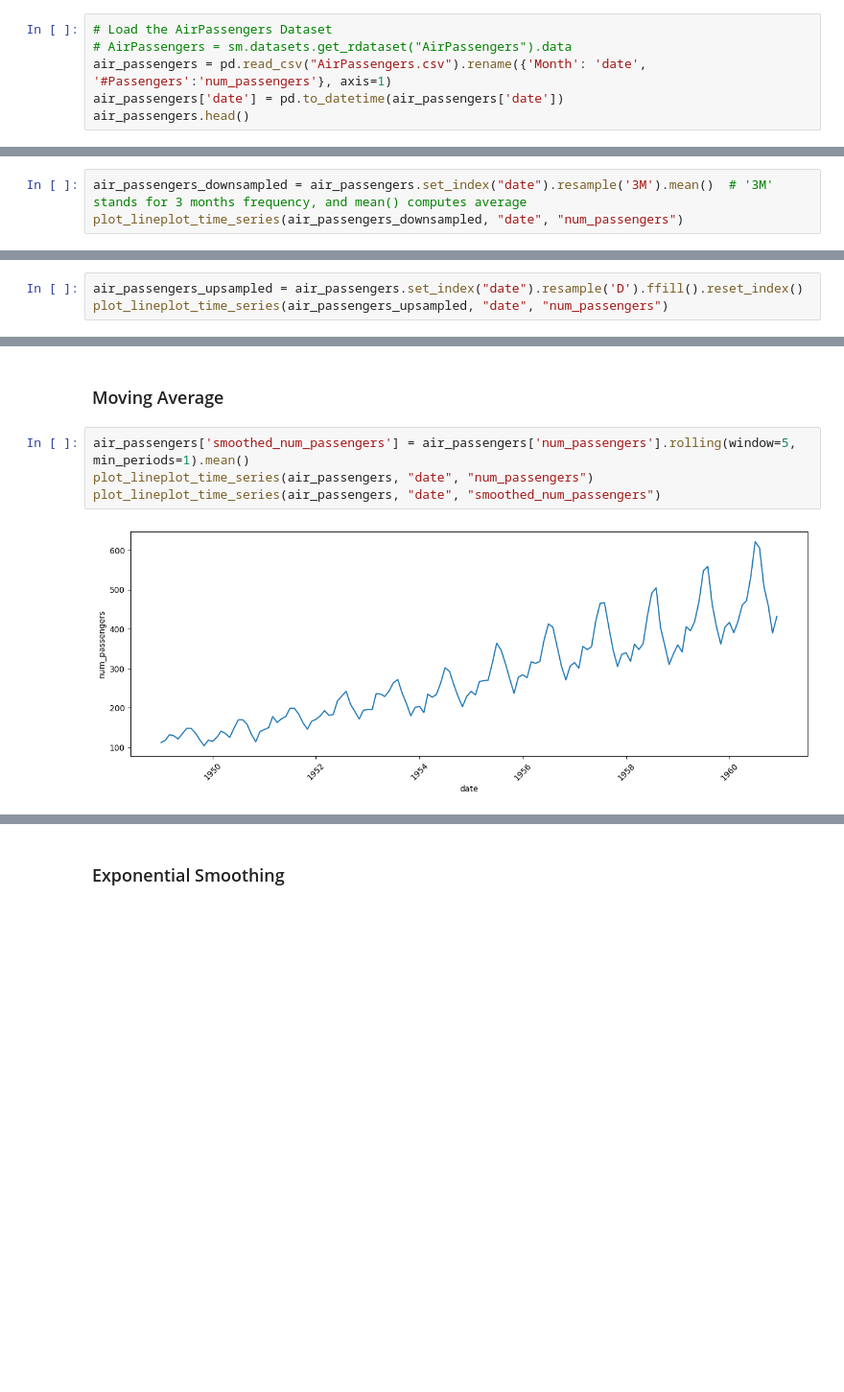
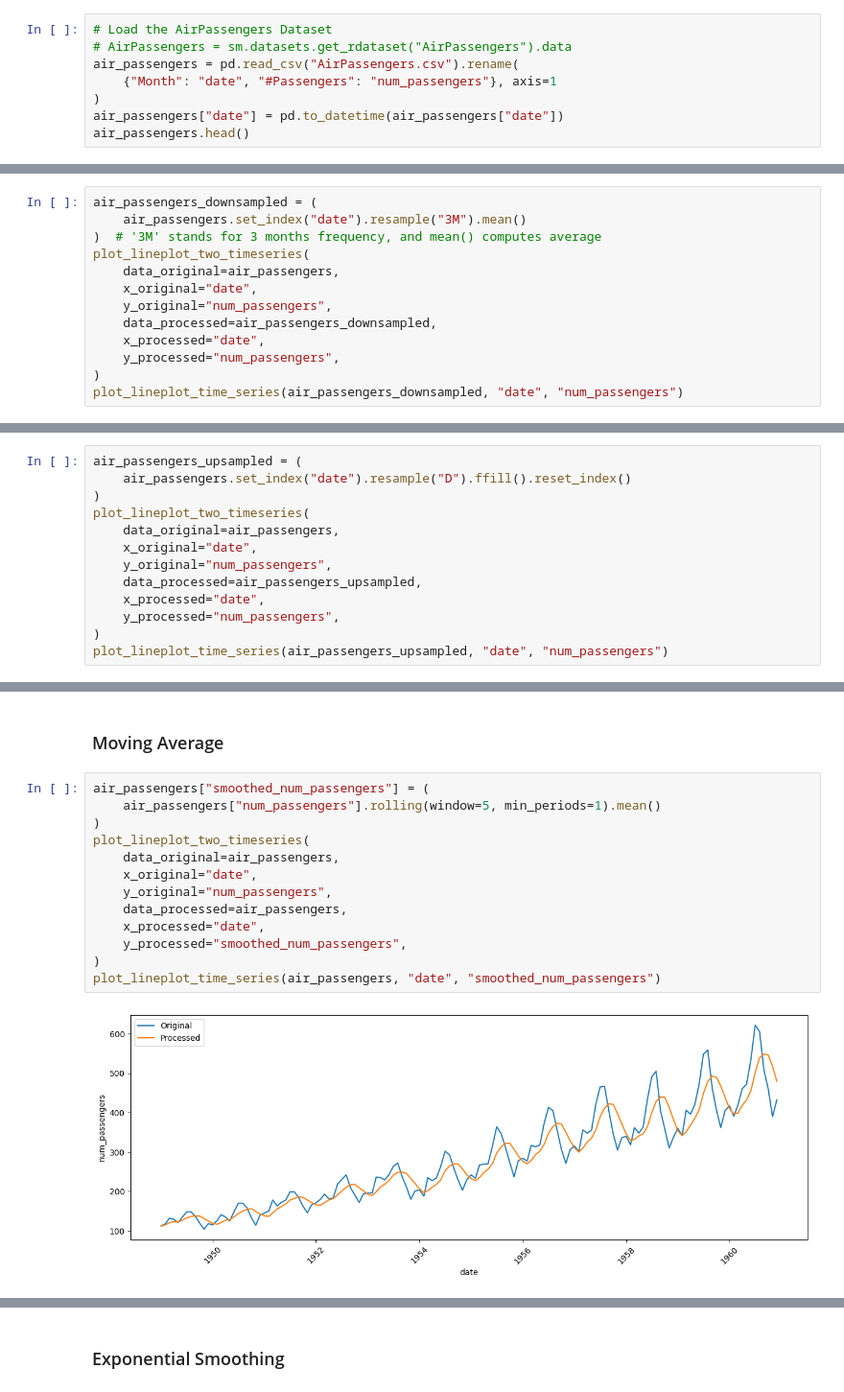
Before and after one commit to mcachosoblechero/DataHour-Intro-Time-Series, a Jupyter notebook: A-gentle-intro-to-time-series.ipynb, the cells around one changed output, grey strips where cells are left out. Shown at 96% size. Cells and saved outputs as stored; diff of their text form; blank space fills up the shorter version.

```diff
--- a/A-gentle-intro-to-time-series.ipynb
+++ b/A-gentle-intro-to-time-series.ipynb
@@ -57,8 +61,10 @@ import seaborn as sns
 # %%
 # Load the AirPassengers Dataset
 # AirPassengers = sm.datasets.get_rdataset("AirPassengers").data
-air_passengers = pd.read_csv("AirPassengers.csv").rename({'Month': 'date', '#Passengers':'num_passengers'}, axis=1)
-air_passengers['date'] = pd.to_datetime(air_passengers['date'])
+air_passengers = pd.read_csv("AirPassengers.csv").rename(
+    {"Month": "date", "#Passengers": "num_passengers"}, axis=1
+)
+air_passengers["date"] = pd.to_datetime(air_passengers["date"])
 air_passengers.head()
 # %% [output]
 |  | date | num_passengers |
@@ -171,6 +319,16 @@ Downsampling reduces the sampling frequency, using a variety of methods:
 - Median: Take the median of a period
 - Max: Take the max of a period
 # %%
-air_passengers_downsampled = air_passengers.set_index("date").resample('3M').mean()  # '3M' stands for 3 months frequency, and mean() computes average
+air_passengers_downsampled = (
+    air_passengers.set_index("date").resample("3M").mean()
+)  # '3M' stands for 3 months frequency, and mean() computes average
+plot_lineplot_two_timeseries(
+    data_original=air_passengers,
+    x_original="date",
+    y_original="num_passengers",
+    data_processed=air_passengers_downsampled,
+    x_processed="date",
+    y_processed="num_passengers",
+)
 plot_lineplot_time_series(air_passengers_downsampled, "date", "num_passengers")
 # %% [output]
@@ -181,6 +340,16 @@ Upsampling creates new samples from the existing ones, using a variety of strate
 - Imputation using forward-fill: Fill new samples with past values
 - Interpolation: Fill new samples with the interpolated values between the two samples.
 # %%
-air_passengers_upsampled = air_passengers.set_index("date").resample('D').ffill().reset_index()
+air_passengers_upsampled = (
+    air_passengers.set_index("date").resample("D").ffill().reset_index()
+)
+plot_lineplot_two_timeseries(
+    data_original=air_passengers,
+    x_original="date",
+    y_original="num_passengers",
+    data_processed=air_passengers_upsampled,
+    x_processed="date",
+    y_processed="num_passengers",
+)
 plot_lineplot_time_series(air_passengers_upsampled, "date", "num_passengers")
 # %% [output]
@@ -198,11 +368,20 @@ I explore two main strategies:
 # %% [markdown]
 ### Moving Average
 # %%
-air_passengers['smoothed_num_passengers'] = air_passengers['num_passengers'].rolling(window=5, min_periods=1).mean()
-plot_lineplot_time_series(air_passengers, "date", "num_passengers")
+air_passengers["smoothed_num_passengers"] = (
+    air_passengers["num_passengers"].rolling(window=5, min_periods=1).mean()
+)
+plot_lineplot_two_timeseries(
+    data_original=air_passengers,
+    x_original="date",
+    y_original="num_passengers",
+    data_processed=air_passengers,
+    x_processed="date",
+    y_processed="smoothed_num_passengers",
+)
 plot_lineplot_time_series(air_passengers, "date", "smoothed_num_passengers")
 # %% [output]
-[figure, old version]
+[figure, new version]
 [figure]
 # %% [markdown]
 ### Exponential Smoothing
```
Also changed, not shown: parts of 28 cells of this notebook.
